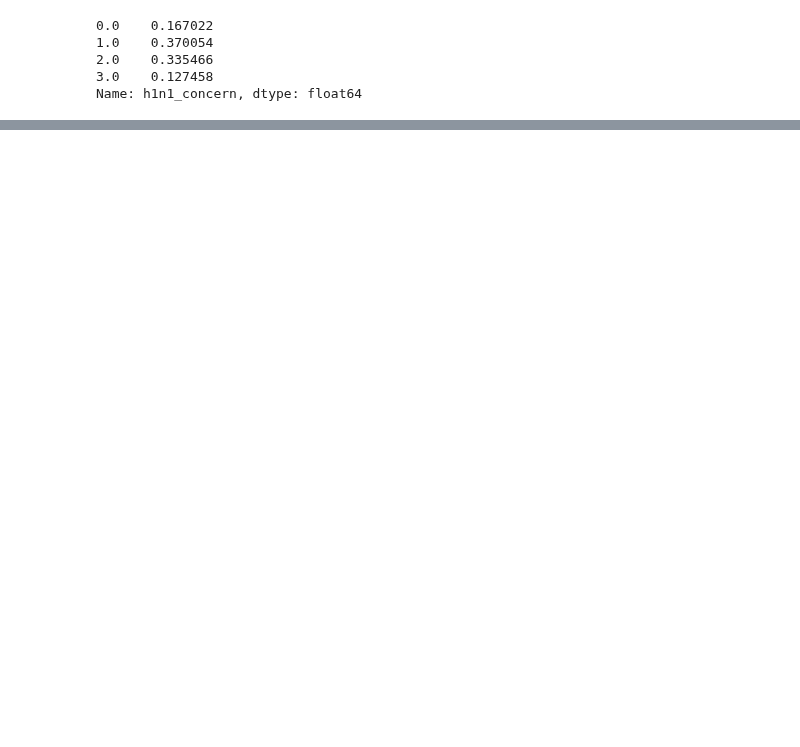
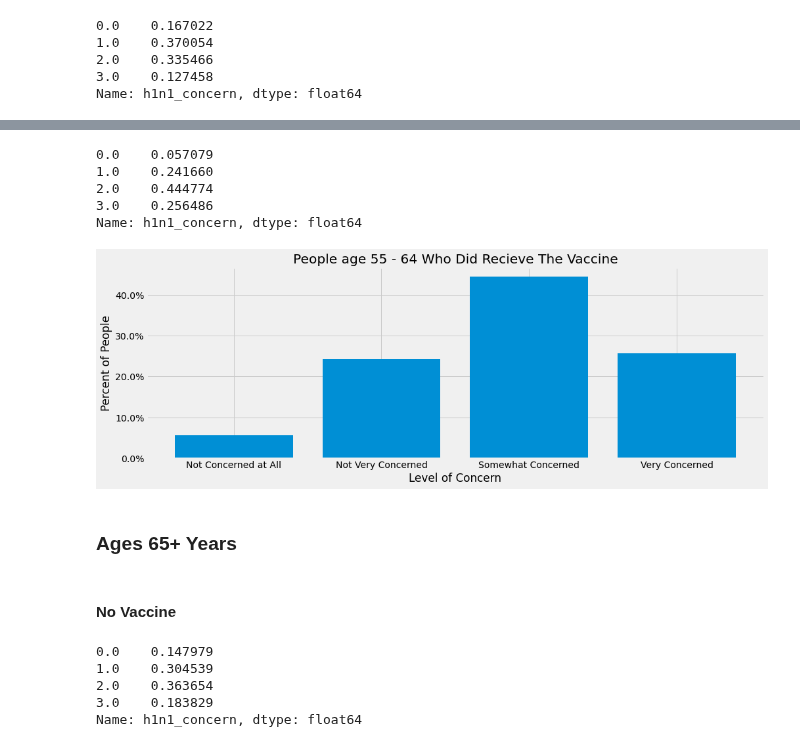
Before and after one commit to mankah/Capstone, a Jupyter notebook: Capstone.ipynb, the cells around one changed output, grey strips where cells are left out. Saved outputs shown, nothing was run; the diff lists cells and outputs as text; code cells hidden in the pictures; blank space fills up the shorter version.

```diff
--- a/Capstone.ipynb
+++ b/Capstone.ipynb
@@ -653,0 +682,39 @@ plt.xticks(ticks=no_vaccine.index, labels=x);
+# %%
+under_64 = df[df.age_group == '55 - 64 Years']
+under_64_yes = under_64[under_64.h1n1_vaccine == 1]
+under_64_yes_concern = under_64_yes.h1n1_concern.value_counts(normalize = True).sort_index()
+under_64_yes_concern
+# %% [output]
+0.0    0.057079
+1.0    0.241660
+2.0    0.444774
+3.0    0.256486
+Name: h1n1_concern, dtype: float64
+# %%
+fig, ax = plt.subplots(figsize=(15, 5))
+
+x = ['Not Concerned at All', 'Not Very Concerned',
+     'Somewhat Concerned', 'Very Concerned']
+plt.bar(under_64_yes_concern.index, under_64_yes_concern.values)
+plt.title('People age 55 - 64 Who Did Recieve The Vaccine')
+plt.ylabel('Percent of People')
+plt.xlabel('Level of Concern')
+ax.yaxis.set_major_formatter(mtick.PercentFormatter(1.0))
+plt.xticks(ticks=no_vaccine.index, labels=x);
+# %% [output]
+[figure, added]
+# %% [markdown]
+### Ages 65+ Years
+# %% [markdown]
+#### No Vaccine
+# %%
+over_65 = df[df.age_group == '65+ Years']
+over_65_no = over_65[over_65.h1n1_vaccine == 0]
+over_65_no_concern = over_65_no.h1n1_concern.value_counts(normalize = True).sort_index()
+over_65_no_concern
+# %% [output]
+0.0    0.147979
+1.0    0.304539
+2.0    0.363654
+3.0    0.183829
+Name: h1n1_concern, dtype: float64
```
Also changed, not shown: parts of 50 cells of this notebook.
